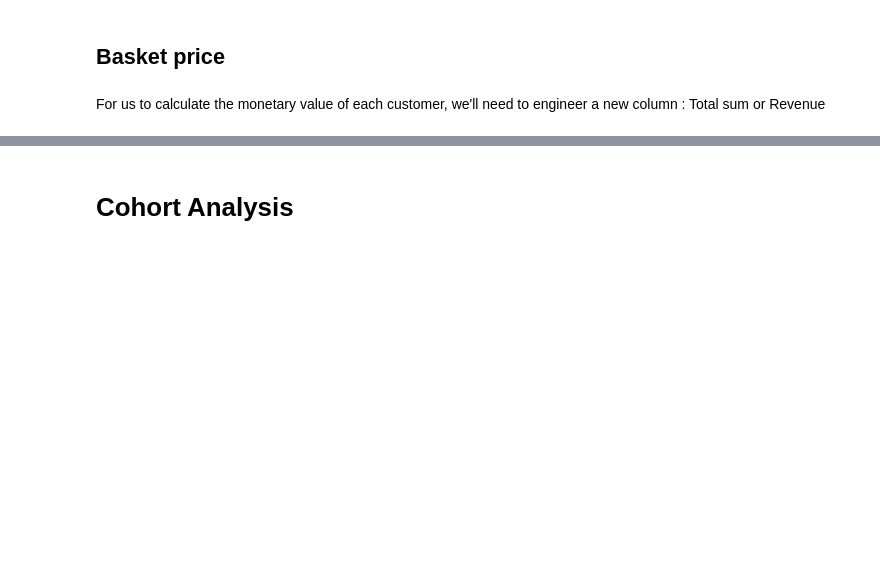
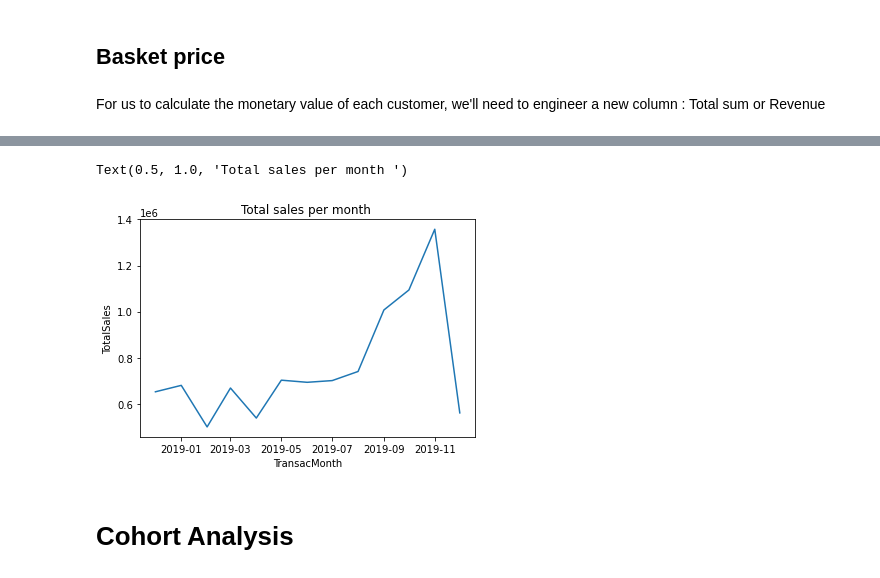
Before and after one commit to Oumnia-Sdn/CustomersSegmentation-RFM-KMeans, a Jupyter notebook: notebooks/UK B2C e-commerce transactions analysis & purchase prediction .ipynb, the cells around one changed output, grey strips where cells are left out. Saved outputs shown, nothing was run; the diff lists cells and outputs as text; code cells hidden in the pictures; blank space fills up the shorter version.

```diff
--- a/notebooks/UK B2C e-commerce transactions analysis & purchase prediction .ipynb
+++ b/notebooks/UK B2C e-commerce transactions analysis & purchase prediction .ipynb
@@ -318,3 +421,10 @@ For us to calculate the monetary value of each customer, we'll need to engineer
+# %%
+palette = sns.color_palette("tab10")
+sns.lineplot(data=months, x=months.index, y=months.TotalSales, palette=palette)
+plt.title('Total sales per month ')
+# %% [output]
+Text(0.5, 1.0, 'Total sales per month ')
+[figure, added]
 # %% [markdown]
 # Cohort Analysis
 # %% [markdown]
```
Also changed, not shown: parts of 12 cells of this notebook.
